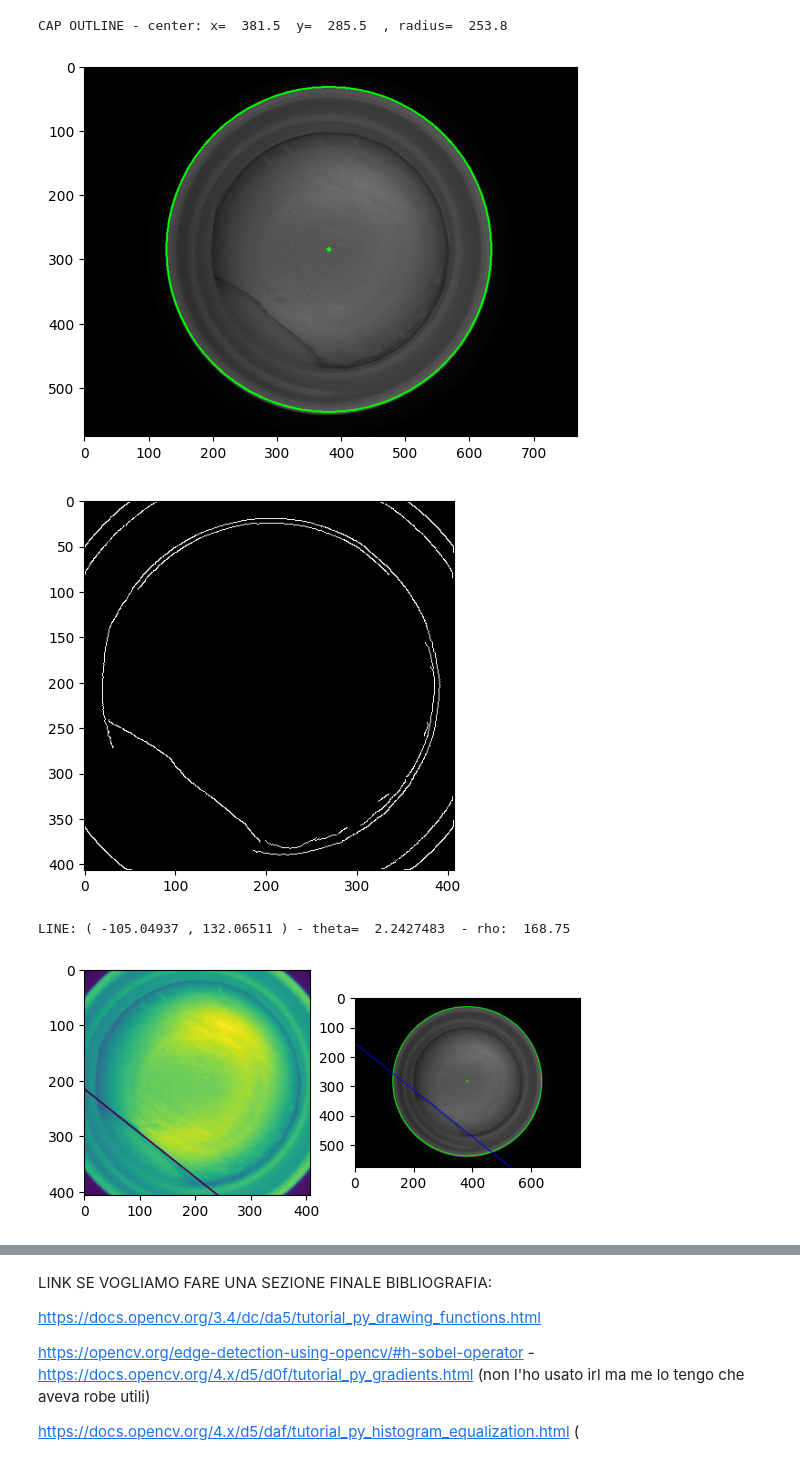
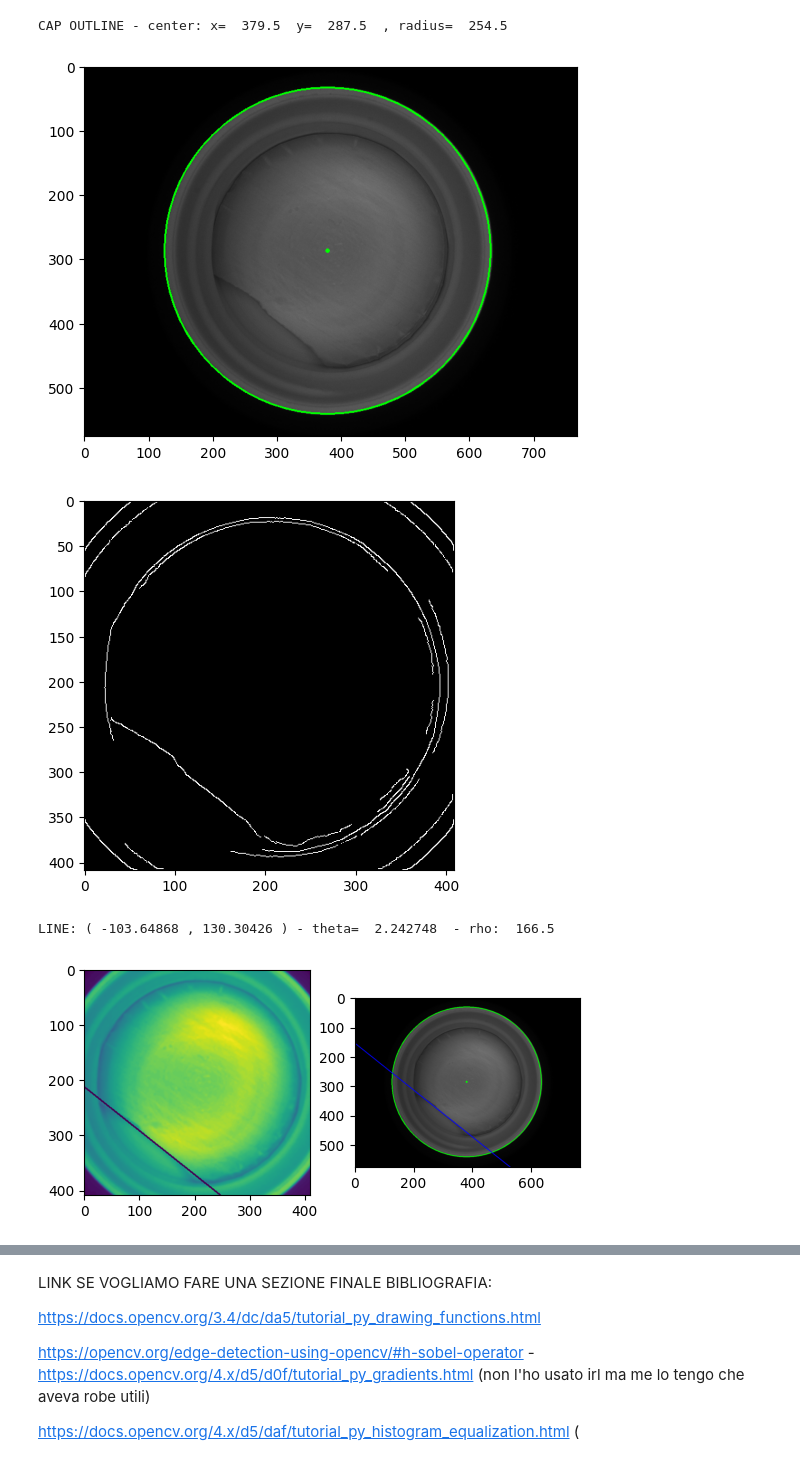
Before and after one commit to LucreziaPonti/PROJECT_cv, a Jupyter notebook: bozza_prova_altri_Test_lucry.ipynb, the cells around one changed output, grey strips where cells are left out. Drawn from its saved outputs; the diff is of its cells as text; code cells hidden in the pictures.

```diff
--- a/bozza_prova_altri_Test_lucry.ipynb
+++ b/bozza_prova_altri_Test_lucry.ipynb
@@ -22,8 +22,7 @@ plt.stem(hist)
 plt.show()
 '''
 ######## TASK 1.1:  Outline the cap by generating a circle that fits the cap mouth #########
-#img_blur = cv2.GaussianBlur(img,(7,7),0)
-img_blur = cv2.bilateralFilter(img,7,50,75)
+img_blur = cv2.GaussianBlur(img,(7,7),1.5)
 circles = cv2.HoughCircles(img_blur,cv2.HOUGH_GRADIENT, 1, 45,param1=70,param2=70) # ok per trovare esterno dei tappi
 # param1: threshold della differenza del gradiente (+alto = colori + diversi) (per il canny "integrato") - + alta mi trova solo il cerchio esterno
 # param2 : perfezione del cerchio
@@ -174,34 +173,34 @@ circles_in = cv2.HoughCircles(img_roi,cv2.HOUGH_GRADIENT, 1, 50,param1=40,param2
 # !!!!!!!!!!!11 d_31 questa non la trova (che ci sta che sia così)
 if circles_in is not None and len(circles_in) > 0:
 
     #print(circles, circles.shape)
     for c in circles_in[0,:] :
         cv2.circle(img_roi_show,(int(c[0]),int(c[1])),int(c[2]),color=(255, 0, 0),thickness=2)
         cv2.circle(img_roi_show,(int(c[0]),int(c[1])),int(2),color=(255,0, 0),thickness=2)
         cv2.circle(img_color,(int(c[0])+x_min,int(c[1])+y_min),int(c[2]),color=(255, 0, 0),thickness=2)
         cv2.circle(img_color,(int(c[0])+x_min,int(c[1])+y_min),int(2),color=(255,0, 0),thickness=2)
         print("LINER - center (in roi pic): x= ", c[0]," y= ",c[1]," - center (in full pic): x= ", c[0]+x_min," y= ",c[1]+y_min," , radius= ",c[2])
 
 
         cv2.circle(circle_liner_layer,(int(c[0])+x_min,int(c[1])+y_min),int(c[2]),color=(255,0, 0),thickness=2)################################# PROVA PER RIQUADRO
 
     plt.figure()
     plt.subplot(1,2,1)
     plt.imshow(img_roi_show)
     plt.subplot(1,2,2)
     plt.imshow(img_color)
     plt.show()
 else :
     print("NO LINER")
 
 plt.figure()
 plt.title("final result")
 plt.imshow(img_color)
 plt.show()
 # %% [output]
 [figure]
-CAP OUTLINE - center: x=  381.5  y=  285.5  , radius=  253.8
+CAP OUTLINE - center: x=  379.5  y=  287.5  , radius=  254.5
 [figure]
-[figure, old version]
+[figure, new version]
-LINE: ( -105.04937 , 132.06511 ) - theta=  2.2427483  - rho:  168.75
+LINE: ( -103.64868 , 130.30426 ) - theta=  2.242748  - rho:  166.5
 [figure]
```
Also changed, not shown: parts of 3 cells of this notebook, 1 other file.
